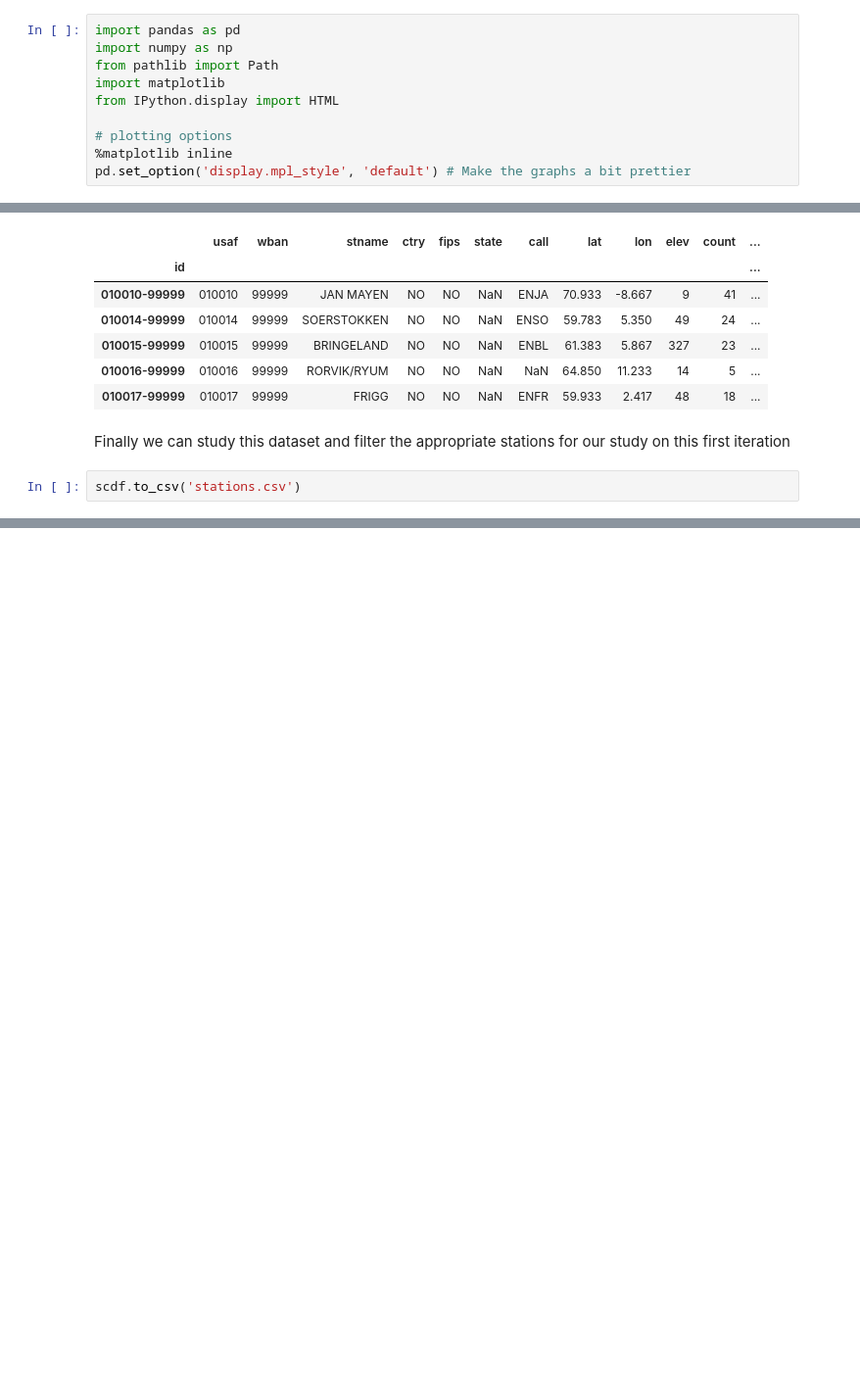
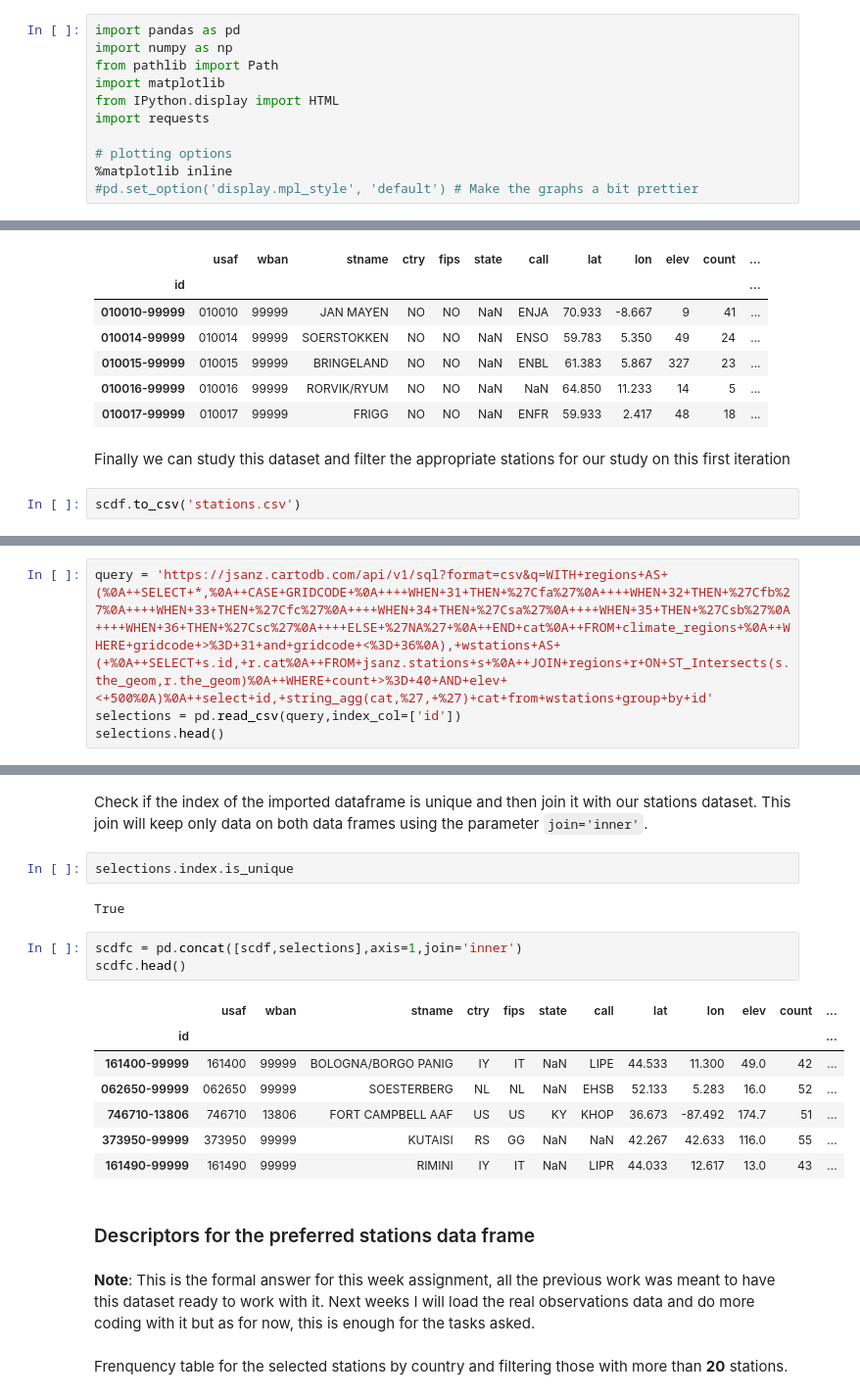
Before and after one commit to ibrahim85/dataviz15, a Jupyter notebook: assignments/week02/EDA.ipynb, the cells around one changed output, grey strips where cells are left out. Shown: that part at 98% size. Saved outputs shown, nothing was run; the diff lists cells and outputs as text; blank space fills up the shorter version.

Commit message:
finished assignment

```diff
--- a/assignments/week02/EDA.ipynb
+++ b/assignments/week02/EDA.ipynb
@@ -4,7 +4,8 @@ import numpy as np
 from pathlib import Path
 import matplotlib
 from IPython.display import HTML
+import requests
 
 # plotting options
 %matplotlib inline
-pd.set_option('display.mpl_style', 'default') # Make the graphs a bit prettier
+#pd.set_option('display.mpl_style', 'default') # Make the graphs a bit prettier
@@ -157,0 +194,4 @@ HTML('<iframe width="100%" height="520" frameborder="0" src="https://team.cartod
+# %%
+query = 'https://jsanz.cartodb.com/api/v1/sql?format=csv&q=WITH+regions+AS+(%0A++SELECT+*,%0A++CASE+GRIDCODE+%0A++++WHEN+31+THEN+%27Cfa%27%0A++++WHEN+32+THEN+%27Cfb%27%0A++++WHEN+33+THEN+%27Cfc%27%0A++++WHEN+34+THEN+%27Csa%27%0A++++WHEN+35+THEN+%27Csb%27%0A++++WHEN+36+THEN+%27Csc%27%0A++++ELSE+%27NA%27+%0A++END+cat%0A++FROM+climate_regions+%0A++WHERE+gridcode+>%3D+31+and+gridcode+<%3D+36%0A),+wstations+AS+(+%0A++SELECT+s.id,+r.cat%0A++FROM+jsanz.stations+s+%0A++JOIN+regions+r+ON+ST_Intersects(s.the_geom,r.the_geom)%0A++WHERE+count+>%3D+40+AND+elev+<+500%0A)%0A++select+id,+string_agg(cat,%27,+%27)+cat+from+wstations+group+by+id'
+selections = pd.read_csv(query,index_col=['id'])
+selections.head()
@@ -157,0 +206,23 @@ HTML('<iframe width="100%" height="520" frameborder="0" src="https://team.cartod
+# %% [markdown]
+Check if the index of the imported dataframe is unique and then join it with our stations dataset. This join will keep only data on both data frames using the parameter `join='inner'`.
+# %%
+selections.index.is_unique
+# %% [output]
+True
+# %%
+scdfc = pd.concat([scdf,selections],axis=1,join='inner')
+scdfc.head()
+# %% [output]
+|  | usaf | wban | stname | ctry | fips | state | call | lat | lon | elev | count | ... |
+| id |  |  |  |  |  |  |  |  |  |  |  | ... |
+| 161400-99999 | 161400 | 99999 | BOLOGNA/BORGO PANIG | IY | IT | NaN | LIPE | 44.533 | 11.300 | 49.0 | 42 | ... |
+| 062650-99999 | 062650 | 99999 | SOESTERBERG | NL | NL | NaN | EHSB | 52.133 | 5.283 | 16.0 | 52 | ... |
+| 746710-13806 | 746710 | 13806 | FORT CAMPBELL AAF | US | US | KY | KHOP | 36.673 | -87.492 | 174.7 | 51 | ... |
+| 373950-99999 | 373950 | 99999 | KUTAISI | RS | GG | NaN | NaN | 42.267 | 42.633 | 116.0 | 55 | ... |
+| 161490-99999 | 161490 | 99999 | RIMINI | IY | IT | NaN | LIPR | 44.033 | 12.617 | 13.0 | 43 | ... |
+# %% [markdown]
+### Descriptors for the preferred stations data frame
+# %% [markdown]
+**Note**: This is the formal answer for this week assignment, all the previous work was meant to have this dataset ready to work with it. Next weeks I will load the real observations data and do more coding with it but as for now, this is enough for the tasks asked.
+# %% [markdown]
+Frenquency table for the selected stations by country and filtering those with more than **20** stations.
```
Also changed, not shown: parts of 15 cells of this notebook, 1 other file.
